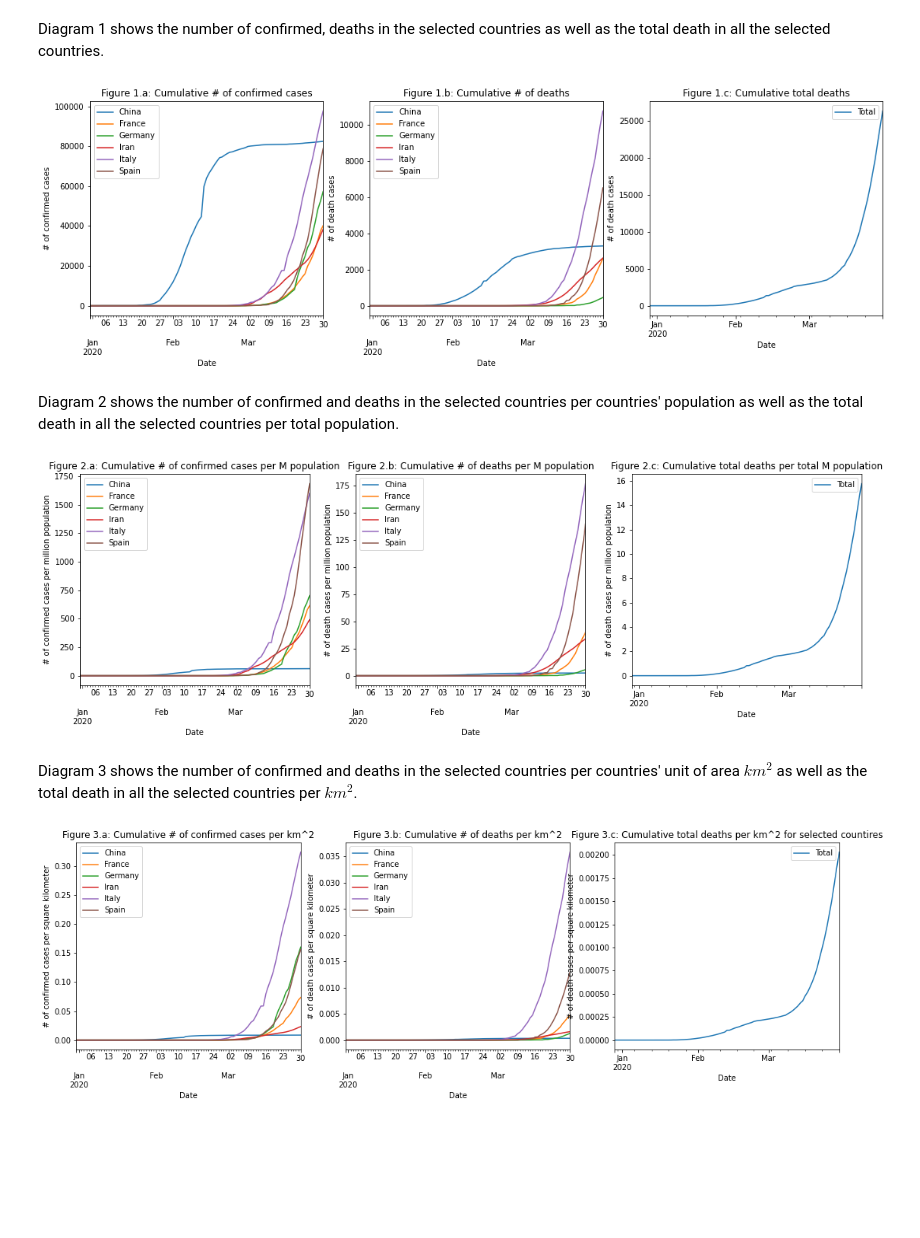
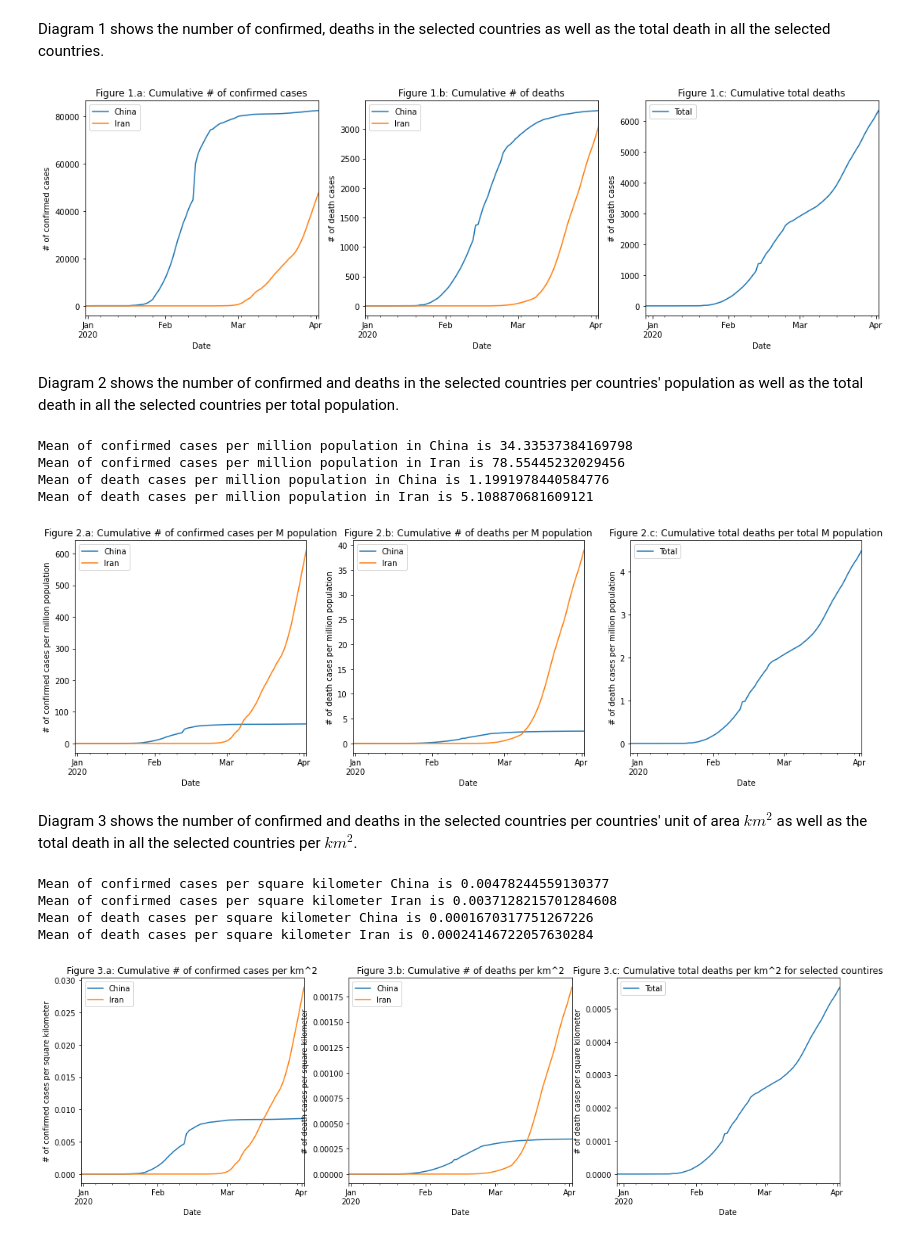
Before and after one commit to javadch/covid19, a Jupyter notebook: Covid19_Cases_Europe.ipynb, the cells around one changed output. Saved outputs shown, nothing was run; the diff lists cells and outputs as text; code cells hidden in the pictures; blank space fills up the shorter version.

Commit message:
Added mean per population and per area

```diff
--- a/Covid19_Cases_Europe.ipynb
+++ b/Covid19_Cases_Europe.ipynb
@@ -45,7 +44,7 @@ Obtaining the list fo countries with their area and population from this [GitHub
 # %%
 countries_url = 'https://github.com/javadch/covid19/raw/master/data/Countries.xlsx'
 countries = pd.read_excel(countries_url, index_col=0)
-selected_coutries_geoid = ['CN', 'IR', 'DE', 'ES', 'IT', 'FR'] # the two letter country code of those designated to be shown on the charts
+selected_coutries_geoid = ['CN', 'IR'] # the two letter country code of those designated to be shown on the charts
 selected_countries = countries[countries.index.isin(selected_coutries_geoid)].sort_values(by=['Name'], ascending=True)
 total_popluation = selected_countries['Population'].sum()
 total_area = selected_countries['AreaKm2'].sum()
@@ -103,49 +98,61 @@ axs1[2].legend()
 
 plt.show()
 # %% [output]
-[figure, old version]
+[figure, new version]
 # %% [markdown]
 Diagram 2 shows the number of confirmed and deaths in the selected countries per countries' population as well as the total death in all the selected countries per total population.
 # %%
 fig2, axs2 = plt.subplots(1,3, figsize=(18, 5))
 
 for index, row in selected_countries.iterrows():
-  (data[(data['geoId'] == index)].sort_values(by=['dateRep'], ascending=True)['cases'].cumsum()*1000000/row['Population']).plot(ax=axs2[0], label = row['Name'])
+  country_data = (data[(data['geoId'] == index)].sort_values(by=['dateRep'], ascending=True)['cases'].cumsum()*1000000/row['Population'])
+  country_data.plot(ax=axs2[0], label = row['Name'])
+  print("Mean of confirmed cases per million population in " + row['Name'] + " is " + str(country_data.mean()))
 axs2[0].set_xlabel('Date')
 axs2[0].set_ylabel('# of confirmed cases per million population')
 axs2[0].set_title("Figure 2.a: Cumulative # of confirmed cases per M population")
 axs2[0].legend()
 
 for index, row in selected_countries.iterrows():
-  (data[(data['geoId'] == index)].sort_values(by=['dateRep'], ascending=True)['deaths'].cumsum()*1000000/row['Population']).plot(ax=axs2[1], label = row['Name'])
+  country_data = (data[(data['geoId'] == index)].sort_values(by=['dateRep'], ascending=True)['deaths'].cumsum()*1000000/row['Population'])
+  country_data.plot(ax=axs2[1], label = row['Name'])
+  print("Mean of death cases per million population in " + row['Name'] + " is " + str(country_data.mean()))
 axs2[1].set_xlabel('Date')
 axs2[1].set_ylabel('# of death cases per million population')
 axs2[1].set_title("Figure 2.b: Cumulative # of deaths per M population")
 axs2[1].legend()
 
 (aggregated['Total'].cumsum()*1000000/total_popluation).plot(ax=axs2[2], label = 'Total')
 axs2[2].set_xlabel('Date')
 axs2[2].set_ylabel('# of death cases per million population')
 axs2[2].set_title("Figure 2.c: Cumulative total deaths per total M population")
 axs2[2].legend()
 
 plt.show()
 # %% [output]
+Mean of confirmed cases per million population in China is 34.33537384169798
+Mean of confirmed cases per million population in Iran is 78.55445232029456
+Mean of death cases per million population in China is 1.1991978440584776
+Mean of death cases per million population in Iran is 5.108870681609121
-[figure, old version]
+[figure, new version]
 # %% [markdown]
 Diagram 3 shows the number of confirmed and deaths in the selected countries per countries' unit of area $km^2$ as well as the total death in all the selected countries per $km^2$.
 # %%
 fig3, axs3 = plt.subplots(1,3, figsize=(18, 5))
 
 for index, row in selected_countries.iterrows():
-  (data[(data['geoId'] == index)].sort_values(by=['dateRep'], ascending=True)['cases'].cumsum()/row['AreaKm2']).plot(ax=axs3[0], label = row['Name'])
+  country_data = (data[(data['geoId'] == index)].sort_values(by=['dateRep'], ascending=True)['cases'].cumsum()/row['AreaKm2'])
+  country_data.plot(ax=axs3[0], label = row['Name'])
+  print("Mean of confirmed cases per square kilometer " + row['Name'] + " is " + str(country_data.mean()))
 axs3[0].set_xlabel('Date')
 axs3[0].set_ylabel('# of confirmed cases per square kilometer')
 axs3[0].set_title("Figure 3.a: Cumulative # of confirmed cases per km^2")
 axs3[0].legend()
 
 for index, row in selected_countries.iterrows():
-  (data[(data['geoId'] == index)].sort_values(by=['dateRep'], ascending=True)['deaths'].cumsum()/row['AreaKm2']).plot(ax=axs3[1], label = row['Name'])
+  country_data = (data[(data['geoId'] == index)].sort_values(by=['dateRep'], ascending=True)['deaths'].cumsum()/row['AreaKm2'])
+  country_data.plot(ax=axs3[1], label = row['Name'])
+  print("Mean of death cases per square kilometer " + row['Name'] + " is " + str(country_data.mean()))
 axs3[1].set_xlabel('Date')
 axs3[1].set_ylabel('# of death cases per square kilometer')
 axs3[1].set_title("Figure 3.b: Cumulative # of deaths per km^2")
@@ -159,4 +166,8 @@ axs3[2].legend()
 
 plt.show()
 # %% [output]
+Mean of confirmed cases per square kilometer China is 0.00478244559130377
+Mean of confirmed cases per square kilometer Iran is 0.0037128215701284608
+Mean of death cases per square kilometer China is 0.0001670317751267226
+Mean of death cases per square kilometer Iran is 0.00024146722057630284
-[figure, old version]
+[figure, new version]
```
Also changed, not shown: parts of 2 cells of this notebook.
